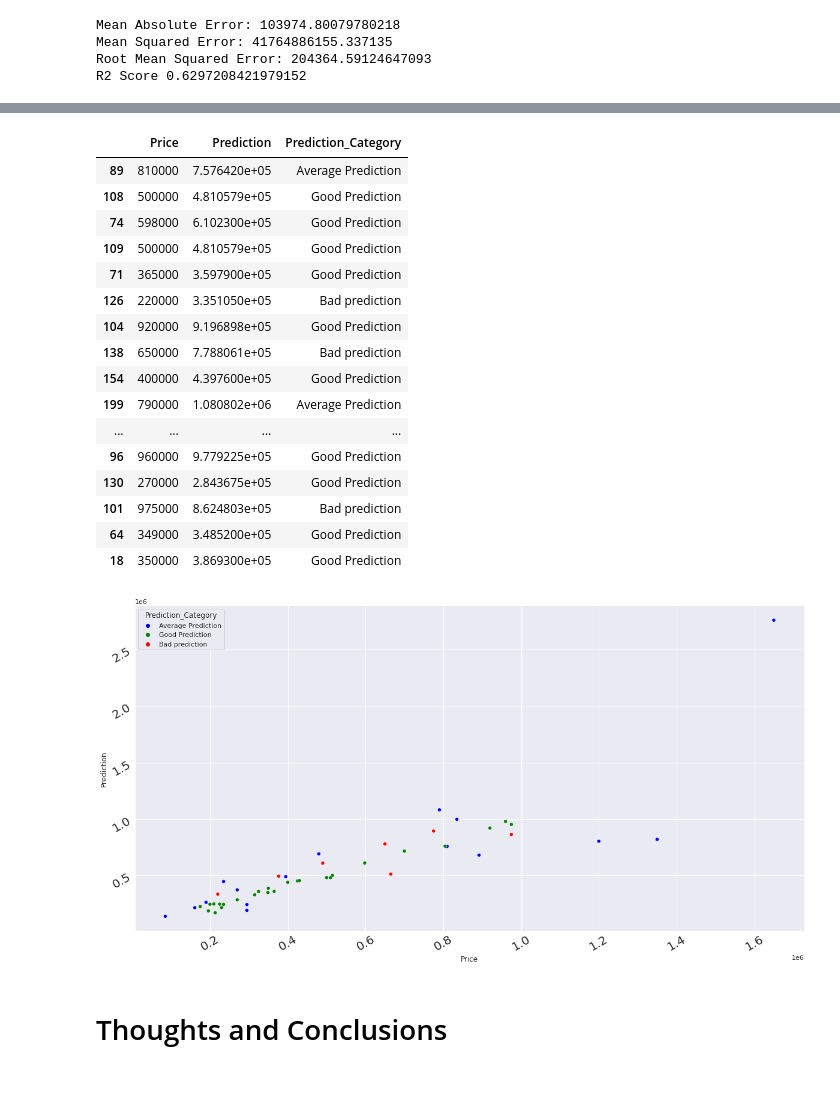
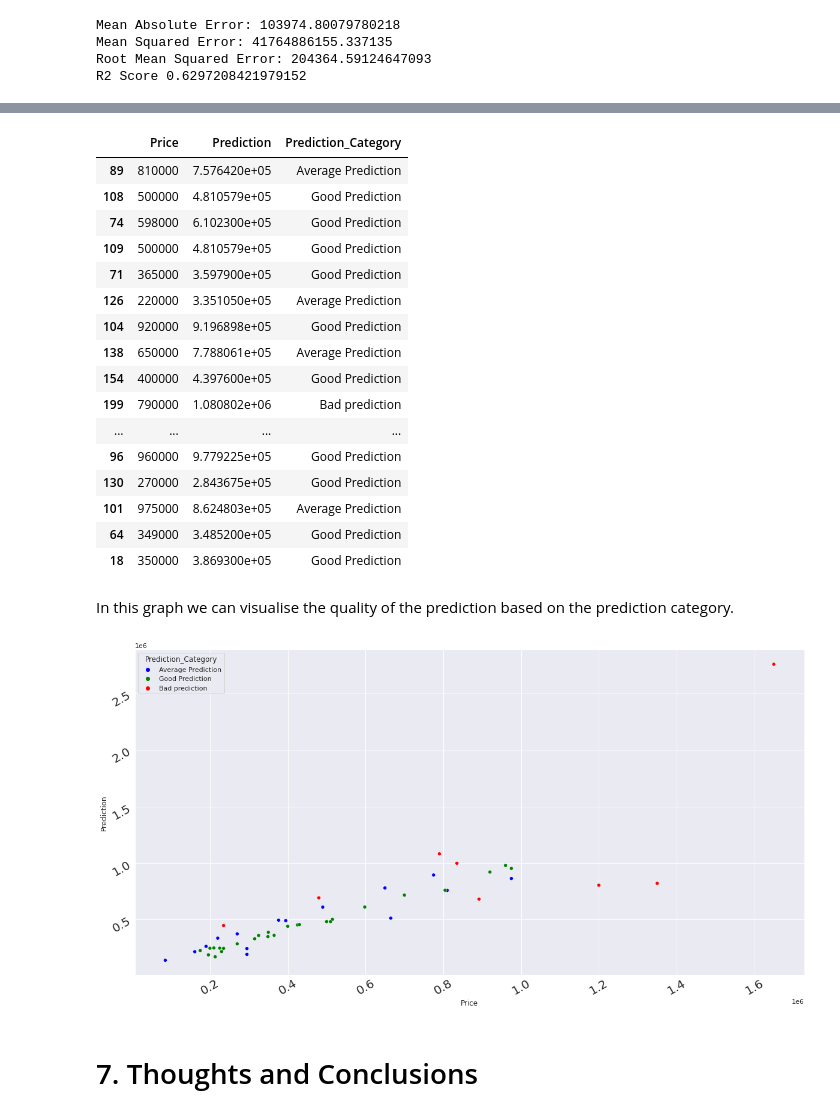
Before and after one commit to Rafabro8500/Data_Science_Fundamentals, a Jupyter notebook: Project - Lisbon House Prices.ipynb, the cells around one changed output, grey strips where cells are left out. Drawn from its saved outputs; the diff is of its cells as text; code cells hidden in the pictures; blank space fills up the shorter version.

```diff
--- a/Project - Lisbon House Prices.ipynb
+++ b/Project - Lisbon House Prices.ipynb
@@ -544,7 +728,7 @@ def categorisePredictions(row):
     MAE = metrics.mean_absolute_error(Y_test, Y_pred)
     if error <= MAE*0.5:
         return 'Good Prediction'
-    elif error <= MAE or error >= MAE*1.5:
+    elif error >= MAE*0.5 and error <= MAE*1.5:
         return 'Average Prediction'
     else:
         return 'Bad prediction'
@@ -559,27 +743,29 @@ df_predictions
 | 74 | 598000 | 6.102300e+05 | Good Prediction |
 | 109 | 500000 | 4.810579e+05 | Good Prediction |
 | 71 | 365000 | 3.597900e+05 | Good Prediction |
-| 126 | 220000 | 3.351050e+05 | Bad prediction |
+| 126 | 220000 | 3.351050e+05 | Average Prediction |
 | 104 | 920000 | 9.196898e+05 | Good Prediction |
-| 138 | 650000 | 7.788061e+05 | Bad prediction |
+| 138 | 650000 | 7.788061e+05 | Average Prediction |
 | 154 | 400000 | 4.397600e+05 | Good Prediction |
-| 199 | 790000 | 1.080802e+06 | Average Prediction |
+| 199 | 790000 | 1.080802e+06 | Bad prediction |
 | ... | ... | ... | ... |
 | 96 | 960000 | 9.779225e+05 | Good Prediction |
 | 130 | 270000 | 2.843675e+05 | Good Prediction |
-| 101 | 975000 | 8.624803e+05 | Bad prediction |
+| 101 | 975000 | 8.624803e+05 | Average Prediction |
 | 64 | 349000 | 3.485200e+05 | Good Prediction |
 | 18 | 350000 | 3.869300e+05 | Good Prediction |
+# %% [markdown]
+In this graph we can visualise the quality of the prediction based on the prediction category.
 # %%
 # set the dimensions for the scatterplot
 fig, ax = plt.subplots(figsize=(20,10))
 sn.scatterplot(hue="Prediction_Category", y="Prediction", x="Price", data=df_predictions)
-sn.set_palette(["blue", "green","red"])
+sn.set_palette(["blue","red","green",])
 
 # plot formatting
 ax.tick_params(axis="x", rotation=30, labelsize=20, length=0)
 ax.tick_params(axis="y", rotation=30, labelsize=20, length=0)
 # %% [output]
-[figure, old version]
+[figure, new version]
 # %% [markdown]
-# Thoughts and Conclusions
+# 7. Thoughts and Conclusions
```
Also changed, not shown: parts of 55 cells of this notebook.
